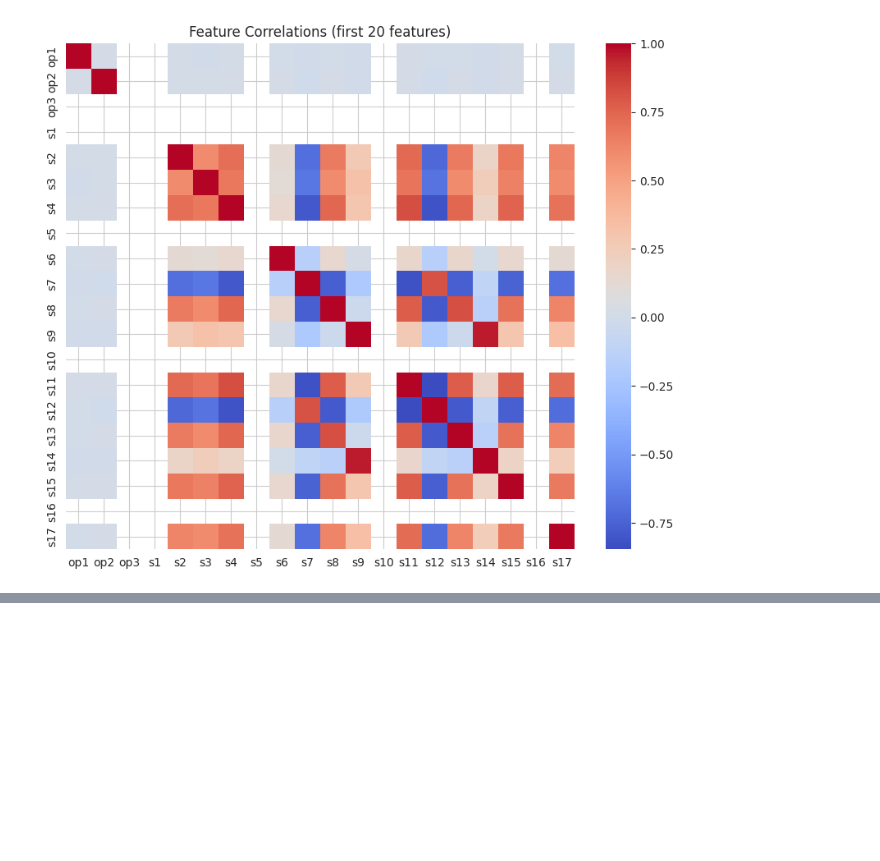
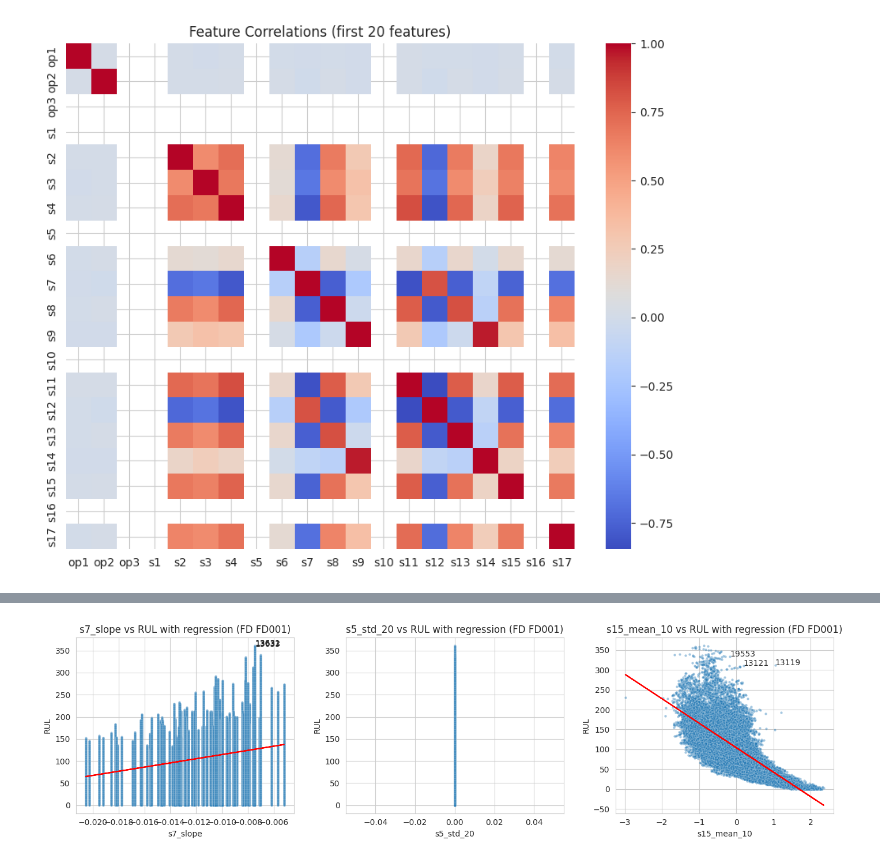
Before and after one commit to mosfet-sudo/ML-Project-G75, a Jupyter notebook: 90049_A2_G75_code.ipynb, the cells around one changed output, grey strips where cells are left out. Saved outputs shown, nothing was run; the diff lists cells and outputs as text; code cells hidden in the pictures; blank space fills up the shorter version.

```diff
--- a/90049_A2_G75_code.ipynb
+++ b/90049_A2_G75_code.ipynb
@@ -1330,0 +1381,46 @@ max      361.000000
+# %%
+# Cleaning + try/except Fitting trend line + annotation
+import seaborn as sns
+import matplotlib.pyplot as plt
+import numpy as np
+
+features_to_plot = ["s7_slope", "s5_std_20", "s15_mean_10"]
+fd = "FD001"
+X = pd.read_csv(os.path.join("features_nasa", f"X_train_feats_{fd}.csv"))
+y = pd.read_csv(os.path.join("features_nasa", f"y_train_feats_{fd}.csv")).values.ravel()
+
+plt.figure(figsize=(14, 4))
+for i, feat in enumerate(features_to_plot):
+    if feat not in X.columns:
+        continue
+    ax = plt.subplot(1, len(features_to_plot), i+1)
+    sns.scatterplot(x=X[feat], y=y, alpha=0.4, s=10, ax=ax)
+    ax.set_xlabel(feat)
+    ax.set_ylabel("RUL")
+    ax.set_title(f"{feat} vs RUL with regression (FD {fd})")
+
+    # Cleaning data
+    x_arr = X[feat].to_numpy()
+    y_arr = y
+    mask = np.isfinite(x_arr) & np.isfinite(y_arr)
+    x_clean = x_arr[mask]
+    y_clean = y_arr[mask]
+
+    if len(x_clean) >= 2:
+        try:
+            coeff = np.polyfit(x_clean, y_clean, 1)
+            preds = np.polyval(coeff, x_clean)
+            # Draw trend lines
+            ax.plot(x_clean, preds, color='red')
+
+            # Mark the points with the largest deviations
+            residuals = np.abs(y_clean - preds)
+            top_idx = np.argsort(residuals)[-3:]
+            for idx in top_idx:
+                ax.annotate(idx, (x_clean[idx], y_clean[idx]))
+        except np.linalg.LinAlgError as e:
+            print(f"Warning: feature {feat} polyfit failed:", e)
+
+plt.tight_layout()
+plt.show()
+# %% [output]
@@ -1330,0 +1428 @@ max      361.000000
+[figure, added]
```
Also changed, not shown: parts of 10 cells of this notebook.
